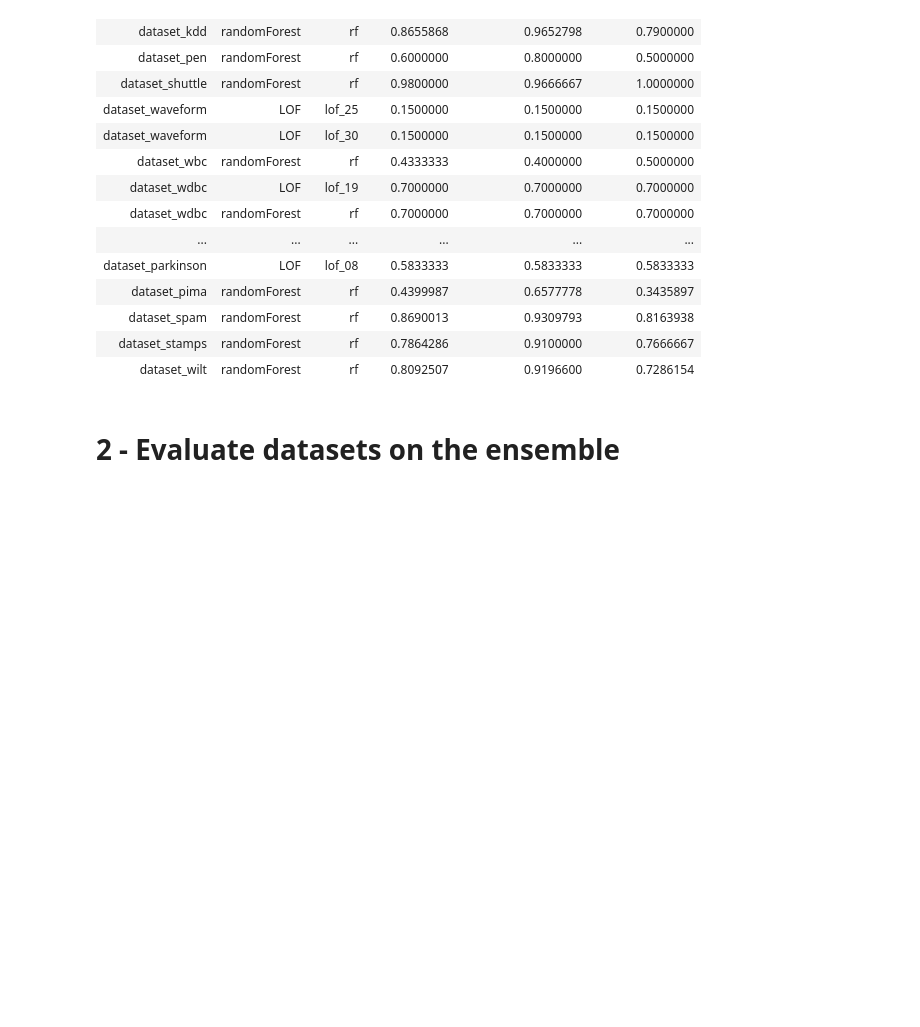
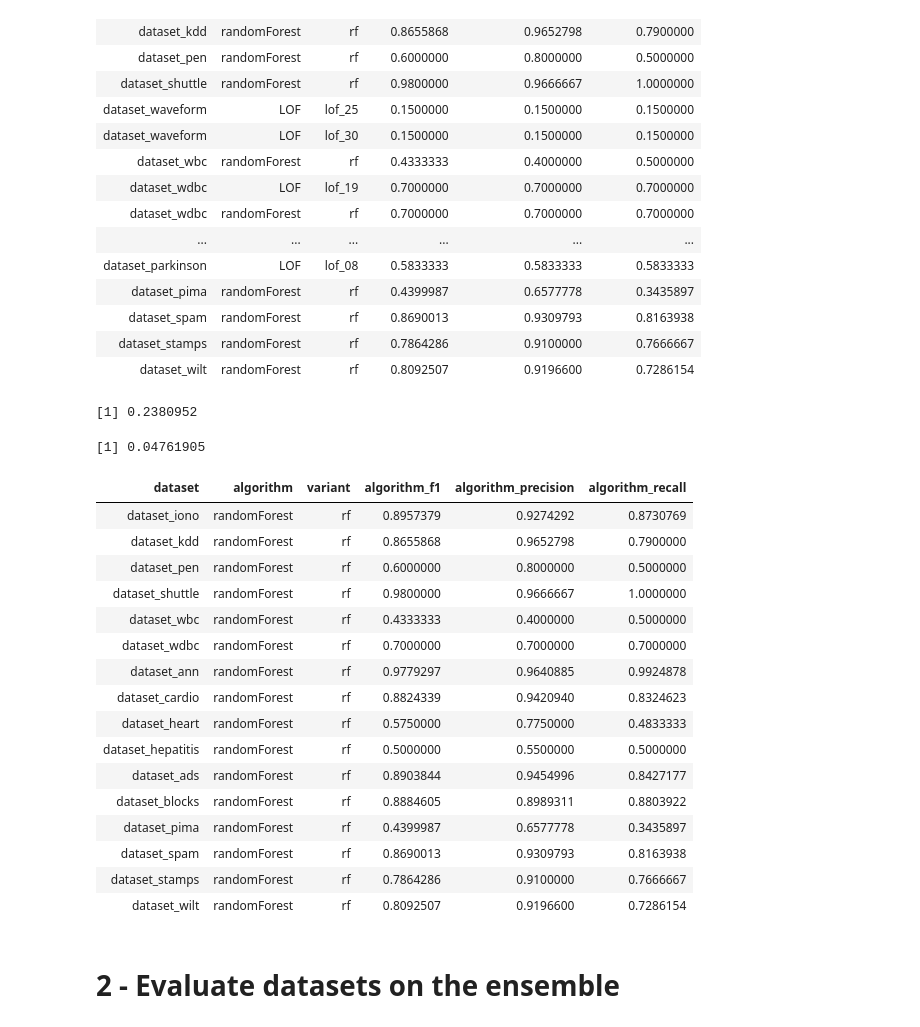
Before and after one commit to msandim/master-thesis, a Jupyter notebook: experiments/Experiment 3/Experiment 3 - Analysis.ipynb, the cells around one changed output. Saved outputs shown, nothing was run; the diff lists cells and outputs as text; code cells hidden in the pictures; blank space fills up the shorter version.

```diff
--- a/experiments/Experiment 3/Experiment 3 - Analysis.ipynb
+++ b/experiments/Experiment 3/Experiment 3 - Analysis.ipynb
@@ -117,6 +117,34 @@ evaluation_algorithms_no_NA %>% group_by(dataset) %>% top_n(1, algorithm_f1)
 | dataset_spam | randomForest | rf | 0.8690013 | 0.9309793 | 0.8163938 |
 | dataset_stamps | randomForest | rf | 0.7864286 | 0.9100000 | 0.7666667 |
 | dataset_wilt | randomForest | rf | 0.8092507 | 0.9196600 | 0.7286154 |
+# %%
+5/21
+# %% [output]
+[1] 0.2380952
+# %%
+1/21
+# %% [output]
+[1] 0.04761905
+# %%
+evaluation_algorithms_no_NA %>% group_by(dataset) %>% top_n(1, algorithm_f1) %>% filter(algorithm == "randomForest")
+# %% [output]
+| dataset | algorithm | variant | algorithm_f1 | algorithm_precision | algorithm_recall |
+| dataset_iono | randomForest | rf | 0.8957379 | 0.9274292 | 0.8730769 |
+| dataset_kdd | randomForest | rf | 0.8655868 | 0.9652798 | 0.7900000 |
+| dataset_pen | randomForest | rf | 0.6000000 | 0.8000000 | 0.5000000 |
+| dataset_shuttle | randomForest | rf | 0.9800000 | 0.9666667 | 1.0000000 |
+| dataset_wbc | randomForest | rf | 0.4333333 | 0.4000000 | 0.5000000 |
+| dataset_wdbc | randomForest | rf | 0.7000000 | 0.7000000 | 0.7000000 |
+| dataset_ann | randomForest | rf | 0.9779297 | 0.9640885 | 0.9924878 |
+| dataset_cardio | randomForest | rf | 0.8824339 | 0.9420940 | 0.8324623 |
+| dataset_heart | randomForest | rf | 0.5750000 | 0.7750000 | 0.4833333 |
+| dataset_hepatitis | randomForest | rf | 0.5000000 | 0.5500000 | 0.5000000 |
+| dataset_ads | randomForest | rf | 0.8903844 | 0.9454996 | 0.8427177 |
+| dataset_blocks | randomForest | rf | 0.8884605 | 0.8989311 | 0.8803922 |
+| dataset_pima | randomForest | rf | 0.4399987 | 0.6577778 | 0.3435897 |
+| dataset_spam | randomForest | rf | 0.8690013 | 0.9309793 | 0.8163938 |
+| dataset_stamps | randomForest | rf | 0.7864286 | 0.9100000 | 0.7666667 |
+| dataset_wilt | randomForest | rf | 0.8092507 | 0.9196600 | 0.7286154 |
 # %% [markdown]
 # 2 - Evaluate datasets on the ensemble
 # %%
```
Also changed, not shown: parts of 2 cells of this notebook, 4 other files.
